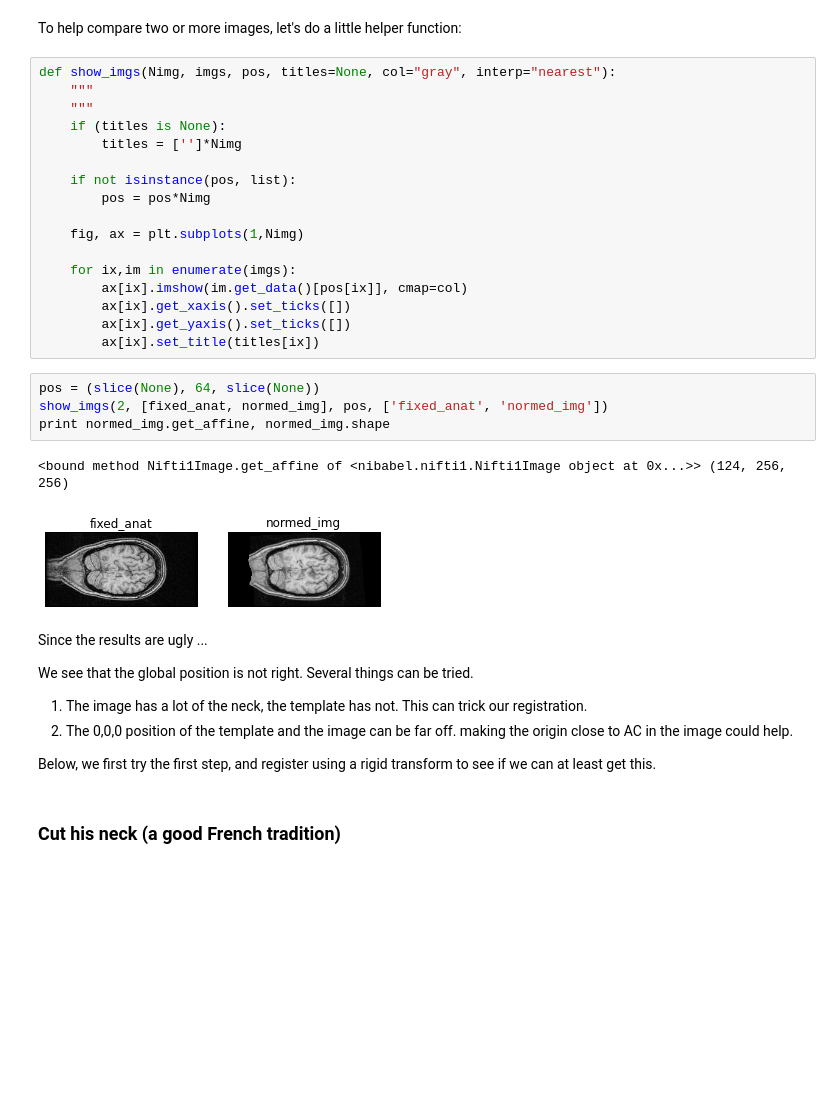
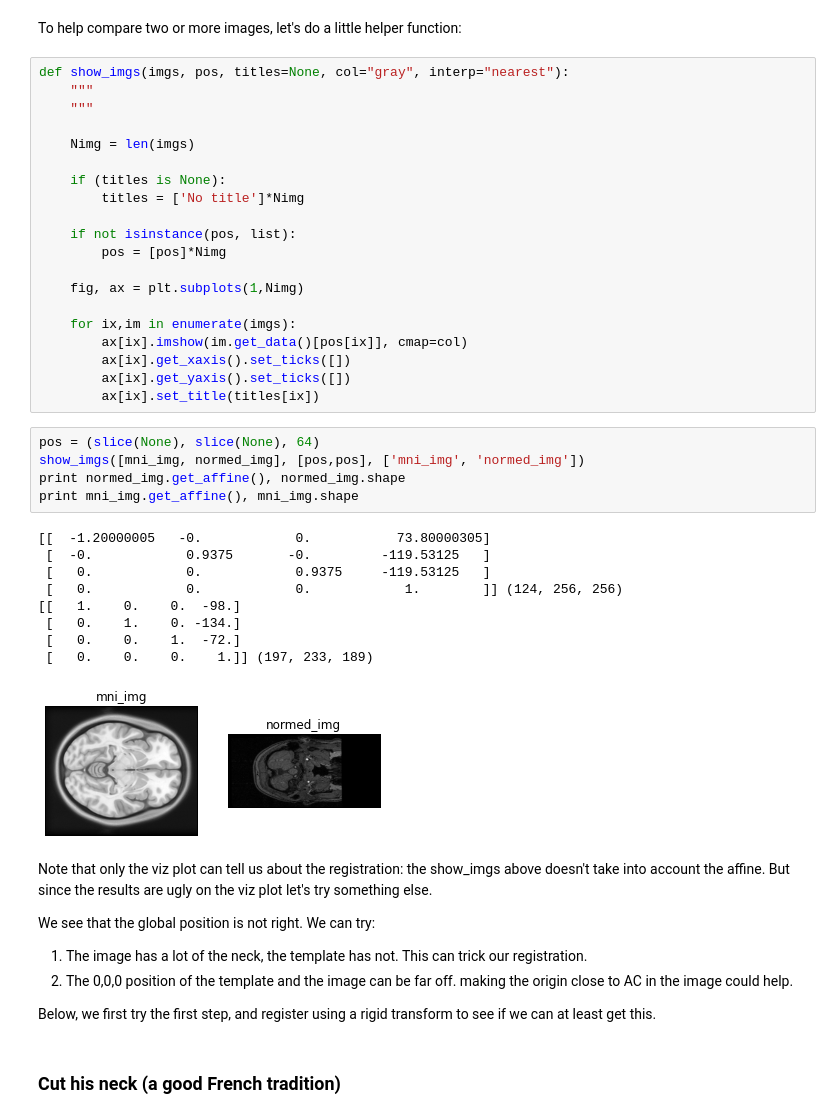
Before and after one commit to practical-neuroimaging/pna-notebooks, a Jupyter notebook: ANTS_normalization.ipynb, the cells around one changed output. Cells and saved outputs as stored; diff of their text form; blank space fills up the shorter version.

```diff
--- a/ANTS_normalization.ipynb
+++ b/ANTS_normalization.ipynb
@@ -188,14 +194,17 @@ slicer.edge_map(mni_img.get_data(), mni_img.get_affine())
 # %% [markdown]
 To help compare two or more images, let's do a little helper function:
 # %%
-def show_imgs(Nimg, imgs, pos, titles=None, col="gray", interp="nearest"):
+def show_imgs(imgs, pos, titles=None, col="gray", interp="nearest"):
     """
     """
+
+    Nimg = len(imgs)
+
     if (titles is None):
-        titles = ['']*Nimg
+        titles = ['No title']*Nimg
 
     if not isinstance(pos, list):
-        pos = pos*Nimg
+        pos = [pos]*Nimg
 
     fig, ax = plt.subplots(1,Nimg)
 
@@ -205,16 +214,24 @@ def show_imgs(Nimg, imgs, pos, titles=None, col="gray", interp="nearest"):
         ax[ix].get_yaxis().set_ticks([])
         ax[ix].set_title(titles[ix])
 # %%
-pos = (slice(None), 64, slice(None))
-show_imgs(2, [fixed_anat, normed_img], pos, ['fixed_anat', 'normed_img'])
-print normed_img.get_affine, normed_img.shape
+pos = (slice(None), slice(None), 64)
+show_imgs([mni_img, normed_img], [pos,pos], ['mni_img', 'normed_img'])
+print normed_img.get_affine(), normed_img.shape
+print mni_img.get_affine(), mni_img.shape
 # %% [output]
-<bound method Nifti1Image.get_affine of <nibabel.nifti1.Nifti1Image object at 0x...>> (124, 256, 256)
+[[  -1.20000005   -0.            0.           73.80000305]
+ [  -0.            0.9375       -0.         -119.53125   ]
+ [   0.            0.            0.9375     -119.53125   ]
+ [   0.            0.            0.            1.        ]] (124, 256, 256)
+[[   1.    0.    0.  -98.]
+ [   0.    1.    0. -134.]
+ [   0.    0.    1.  -72.]
+ [   0.    0.    0.    1.]] (197, 233, 189)
-[figure, old version]
+[figure, new version]
 # %% [markdown]
-Since the results are ugly ...
+Note that only the viz plot can tell us about the registration: the show_imgs above doesn't take into account the affine. But since the results are ugly on the viz plot let's try something else.
 
-We see that the global position is not right. Several things can be tried.
+We see that the global position is not right. We can try:
 
 1. The image has a lot of the neck, the template has not. This can trick our registration.
 2. The 0,0,0 position of the template and the image can be far off. making the origin close to AC in the image could help.
```
Also changed, not shown: parts of 7 cells of this notebook.
